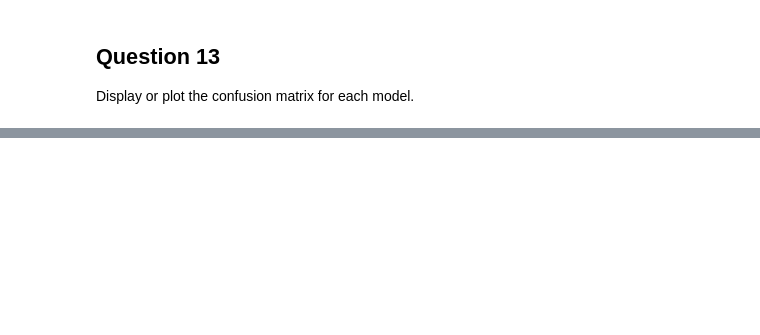
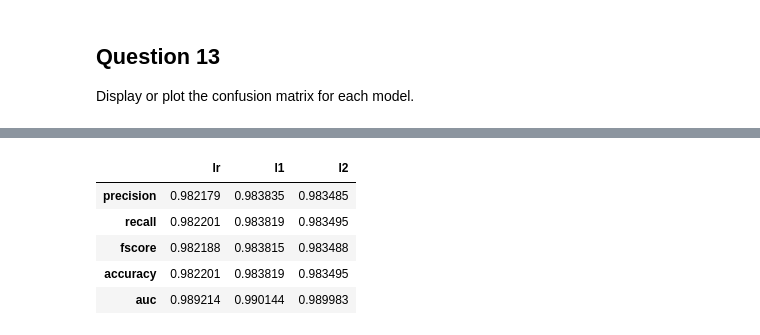
Before and after one commit to neiva098/inteligencia-computacional, a Jupyter notebook: regressao-logistica-v2/Regressao_Logistica_V2_ava.ipynb, the cells around one changed output, grey strips where cells are left out. Cells and saved outputs as stored; diff of their text form; code cells hidden in the pictures; blank space fills up the shorter version.

```diff
--- a/regressao-logistica-v2/Regressao_Logistica_V2_ava.ipynb
+++ b/regressao-logistica-v2/Regressao_Logistica_V2_ava.ipynb
@@ -578,4 +597,12 @@ Display or plot the confusion matrix for each model.
 # %%
 # Perform a comparison of the outputs between Question 7 and 12 and give your observation
+metrics
+# %% [output]
+|  | lr | l1 | l2 |
+| precision | 0.982179 | 0.983835 | 0.983485 |
+| recall | 0.982201 | 0.983819 | 0.983495 |
+| fscore | 0.982188 | 0.983815 | 0.983488 |
+| accuracy | 0.982201 | 0.983819 | 0.983495 |
+| auc | 0.989214 | 0.990144 | 0.989983 |
 # %%
 # Perform a comparison of the outputs between Question 8 and 13 and give your observation
```
Also changed, not shown: parts of 20 cells of this notebook, 1 other file.
